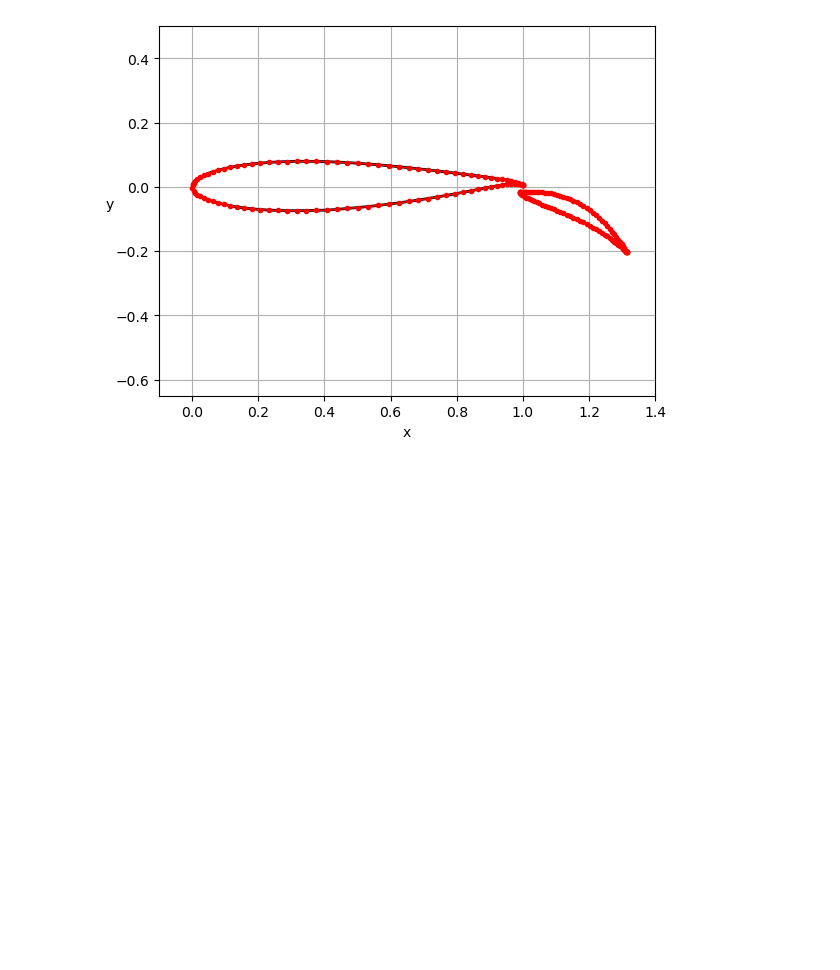
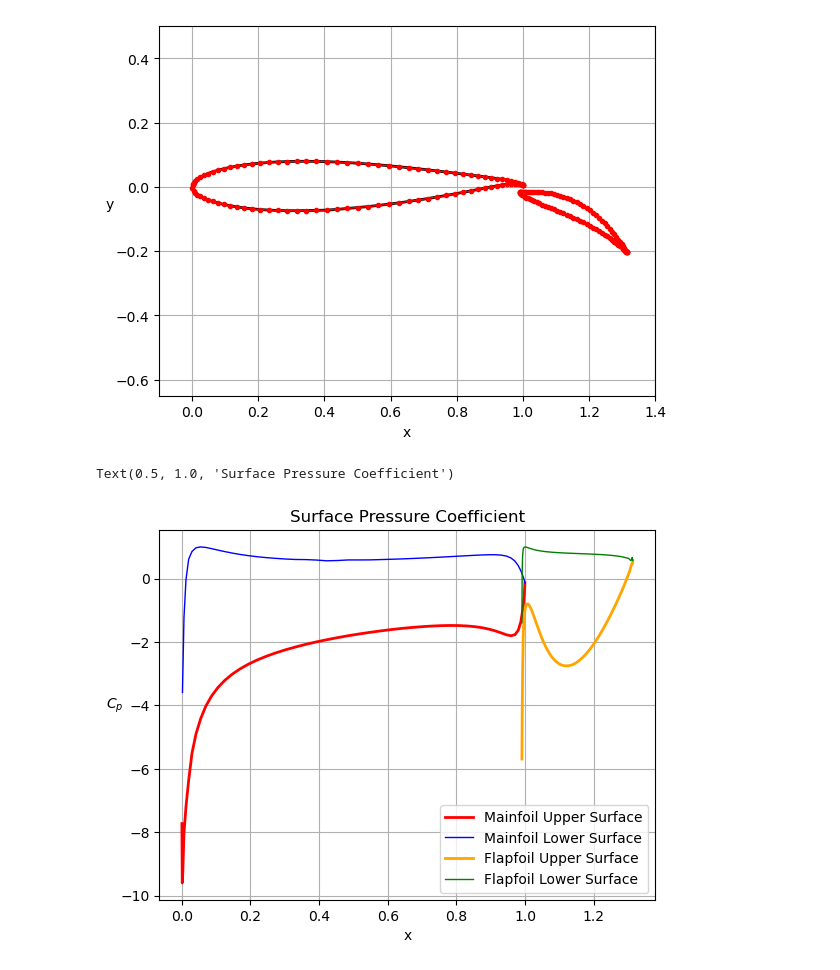
Before and after one commit to mathieucadei/AeroPython, a Jupyter notebook: lessons/assignments/11_Lesson11_Assignment.ipynb, the cells around one changed output. Drawn from its saved outputs; the diff is of its cells as text; code cells hidden in the pictures; blank space fills up the shorter version.

```diff
--- a/lessons/assignments/11_Lesson11_Assignment.ipynb
+++ b/lessons/assignments/11_Lesson11_Assignment.ipynb
@@ -279,3 +261,3 @@ class Freestream:
 # %%
 # define freestream conditions
-freestream = Freestream(u_inf=1.0, alpha=0.0)
+freestream = UniformFlow(U_inf=1.0, alpha=0.0)
@@ -281,0 +346,5 @@ freestream = Freestream(u_inf=1.0, alpha=0.0)
+# %%
+multielement_panels = np.concatenate((mainfoil_panels, flapfoil_panels))
+
+A_source = source_contribution_normal(multielement_panels)
+B_vortex = vortex_contribution_normal(multielement_panels)
@@ -281,0 +443,14 @@ freestream = Freestream(u_inf=1.0, alpha=0.0)
+# %%
+A = build_singularity_matrix(A_source, B_vortex, N)
+b = build_freestream_rhs(multielement_panels, freestream, N)
+# %%
+# solve for singularity strengths
+strengths = np.linalg.solve(A, b)
+
+# store source strength on each panel
+for i , panel in enumerate(multielement_panels):
+    panel.sigma = strengths[i]
+
+# store circulation density
+gamma_a = strengths[-2]
+gamma_b = strengths[-1]
@@ -281,0 +517,26 @@ freestream = Freestream(u_inf=1.0, alpha=0.0)
+# %%
+fig, ax = plt.subplots()
+ax.plot([panel.xc for panel in multielement_panels[:N] if panel.loc == 'upper'],
+        [panel.cp for panel in multielement_panels[:N] if panel.loc == 'upper'],
+        label='Mainfoil Upper Surface',
+        color='r', linestyle='-', linewidth=2, markersize=6)
+ax.plot([panel.xc for panel in multielement_panels[:N] if panel.loc == 'lower'],
+        [panel.cp for panel in multielement_panels[:N] if panel.loc == 'lower'],
+        label='Mainfoil Lower Surface',
+        color='b', linestyle='-', linewidth=1, markersize=6)
+ax.plot([panel.xc for panel in multielement_panels[N:] if panel.loc == 'upper'],
+        [panel.cp for panel in multielement_panels[N:] if panel.loc == 'upper'],
+        label='Flapfoil Upper Surface',
+        color='orange', linestyle='-', linewidth=2, markersize=6)
+ax.plot([panel.xc for panel in multielement_panels[N:] if panel.loc == 'lower'],
+        [panel.cp for panel in multielement_panels[N:] if panel.loc == 'lower'],
+        label='Flapfoil Lower Surface',
+        color='green', linestyle='-', linewidth=1, markersize=6)
+ax.grid()
+ax.set_xlabel('x')
+ax.set_ylabel('$C_p$', rotation=0)
+ax.legend(loc='best')
+ax.set_title('Surface Pressure Coefficient')
+# %% [output]
+Text(0.5, 1.0, 'Surface Pressure Coefficient')
+[figure, added]
```
Also changed, not shown: parts of 19 cells of this notebook, 2 other files.
